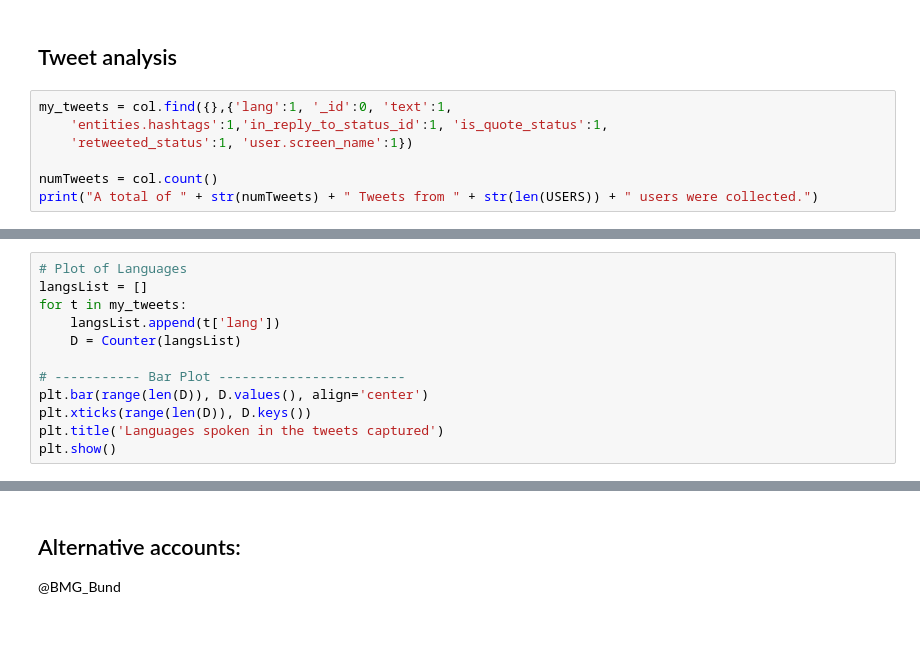
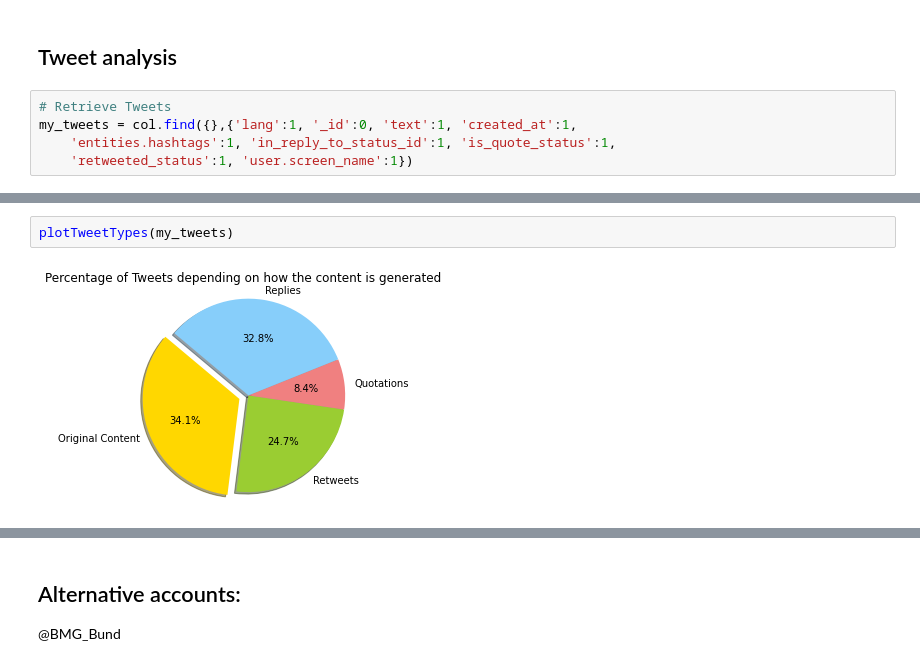
Before and after one commit to huestisk/covid-twitter, a Jupyter notebook: report.ipynb, the cells around one changed output, grey strips where cells are left out. Saved outputs shown, nothing was run; the diff lists cells and outputs as text; blank space fills up the shorter version.

Commit message:
Finish tweet analysis (pt 1)

```diff
--- a/report.ipynb
+++ b/report.ipynb
@@ -381,9 +385,7 @@ Finished collecting Tweets from user @nicosemsrott
 # %% [markdown]
 ## Tweet analysis
 # %%
-my_tweets = col.find({},{'lang':1, '_id':0, 'text':1,
-    'entities.hashtags':1,'in_reply_to_status_id':1, 'is_quote_status':1,
+# Retrieve Tweets
+my_tweets = col.find({},{'lang':1, '_id':0, 'text':1, 'created_at':1,
+    'entities.hashtags':1, 'in_reply_to_status_id':1, 'is_quote_status':1,
     'retweeted_status':1, 'user.screen_name':1})
-
-numTweets = col.count()
-print("A total of " + str(numTweets) + " Tweets from " + str(len(USERS)) + " users were collected.")
@@ -392,12 +391,0 @@ A total of 5898 Tweets from 8 users were collected.
-# %%
-# Plot of Languages
-langsList = []
-for t in my_tweets:
-    langsList.append(t['lang'])
-    D = Counter(langsList)
-
-# ----------- Bar Plot ------------------------
-plt.bar(range(len(D)), D.values(), align='center')
-plt.xticks(range(len(D)), D.keys())
-plt.title('Languages spoken in the tweets captured')
-plt.show()
@@ -434,2 +424,6 @@ plt.show()
+# %%
+plotTweetTypes(my_tweets)
+# %% [output]
+[figure, added]
 # %%
 # Plot hashtags
```
Also changed, not shown: parts of 27 cells of this notebook, 2 other files.
